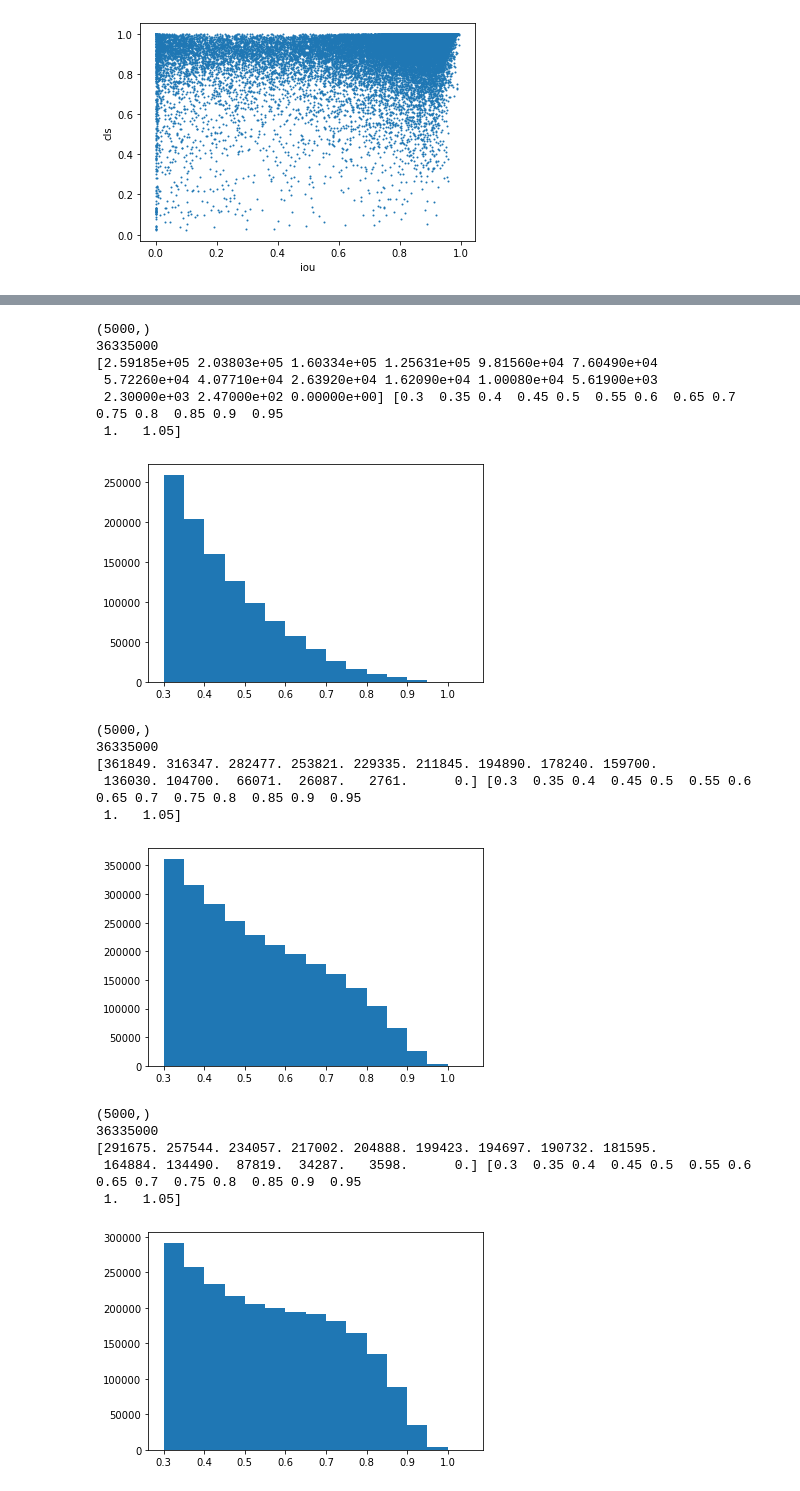
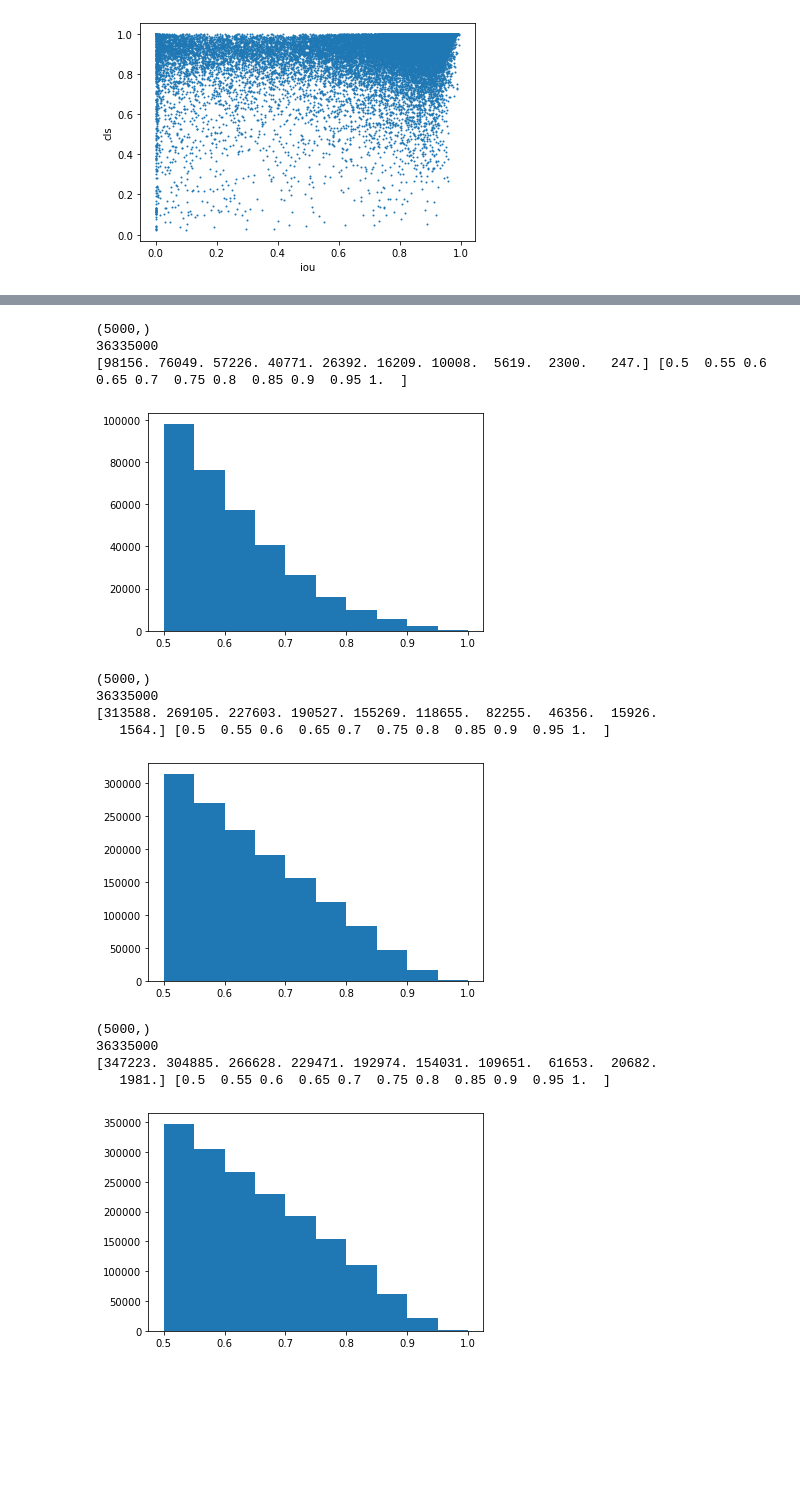
Before and after one commit to CurryYuan/mmdetection, a Jupyter notebook: Untitled.ipynb, the cells around one changed output, grey strips where cells are left out. Saved outputs shown, nothing was run; the diff lists cells and outputs as text; code cells hidden in the pictures; blank space fills up the shorter version.

```diff
--- a/Untitled.ipynb
+++ b/Untitled.ipynb
@@ -136,45 +138,40 @@ print(x.shape)
 x = [a for a in flatten(x)]
 print(len(x))
 
-hist, bins, _ = plt.hist(x, bins=np.arange(0.3,1.1,0.05))
+hist, bins, _ = plt.hist(x, bins=np.arange(0.5,1.05,0.05), histtype='bar')
 print(hist, bins)
 # %% [output]
 (5000,)
 36335000
-[2.59185e+05 2.03803e+05 1.60334e+05 1.25631e+05 9.81560e+04 7.60490e+04
- 5.72260e+04 4.07710e+04 2.63920e+04 1.62090e+04 1.00080e+04 5.61900e+03
- 2.30000e+03 2.47000e+02 0.00000e+00] [0.3  0.35 0.4  0.45 0.5  0.55 0.6  0.65 0.7  0.75 0.8  0.85 0.9  0.95
- 1.   1.05]
+[98156. 76049. 57226. 40771. 26392. 16209. 10008.  5619.  2300.   247.] [0.5  0.55 0.6  0.65 0.7  0.75 0.8  0.85 0.9  0.95 1.  ]
-[figure, old version]
+[figure, new version]
 # %%
-x = open('work_dirs/ious.npy', 'rb')
-x = np.load(x)
-print(x.shape)
-x = [a for a in flatten(x)]
-print(len(x))
+x1 = open('work_dirs/ious.npy', 'rb')
+x1 = np.load(x1)
+print(x1.shape)
+x1 = [a for a in flatten(x1)]
+print(len(x1))
 
-hist1, bins1, _ = plt.hist(x, bins=np.arange(0.3,1.1,0.05))
+hist1, bins1, _ = plt.hist(x1, bins=np.arange(0.5,1.05,0.05))
 print(hist1, bins1)
 # %% [output]
 (5000,)
 36335000
-[361849. 316347. 282477. 253821. 229335. 211845. 194890. 178240. 159700.
- 136030. 104700.  66071.  26087.   2761.      0.] [0.3  0.35 0.4  0.45 0.5  0.55 0.6  0.65 0.7  0.75 0.8  0.85 0.9  0.95
- 1.   1.05]
+[313588. 269105. 227603. 190527. 155269. 118655.  82255.  46356.  15926.
+   1564.] [0.5  0.55 0.6  0.65 0.7  0.75 0.8  0.85 0.9  0.95 1.  ]
-[figure, old version]
+[figure, new version]
 # %%
-x = open('work_dirs/ious.npy', 'rb')
-x = np.load(x)
-print(x.shape)
-x = [a for a in flatten(x)]
-print(len(x))
+x2 = open('work_dirs/ious.npy', 'rb')
+x2 = np.load(x2)
+print(x2.shape)
+x2 = [a for a in flatten(x2)]
+print(len(x2))
 
-hist2, bins2, _ = plt.hist(x, bins=np.arange(0.3,1.1,0.05))
+hist2, bins2, _ = plt.hist(x2, bins=np.arange(0.5,1.05,0.05))
 print(hist2, bins2)
 # %% [output]
 (5000,)
 36335000
-[291675. 257544. 234057. 217002. 204888. 199423. 194697. 190732. 181595.
- 164884. 134490.  87819.  34287.   3598.      0.] [0.3  0.35 0.4  0.45 0.5  0.55 0.6  0.65 0.7  0.75 0.8  0.85 0.9  0.95
- 1.   1.05]
+[347223. 304885. 266628. 229471. 192974. 154031. 109651.  61653.  20682.
+   1981.] [0.5  0.55 0.6  0.65 0.7  0.75 0.8  0.85 0.9  0.95 1.  ]
-[figure, old version]
+[figure, new version]
```
Also changed, not shown: parts of 7 cells of this notebook, 5 other files.
